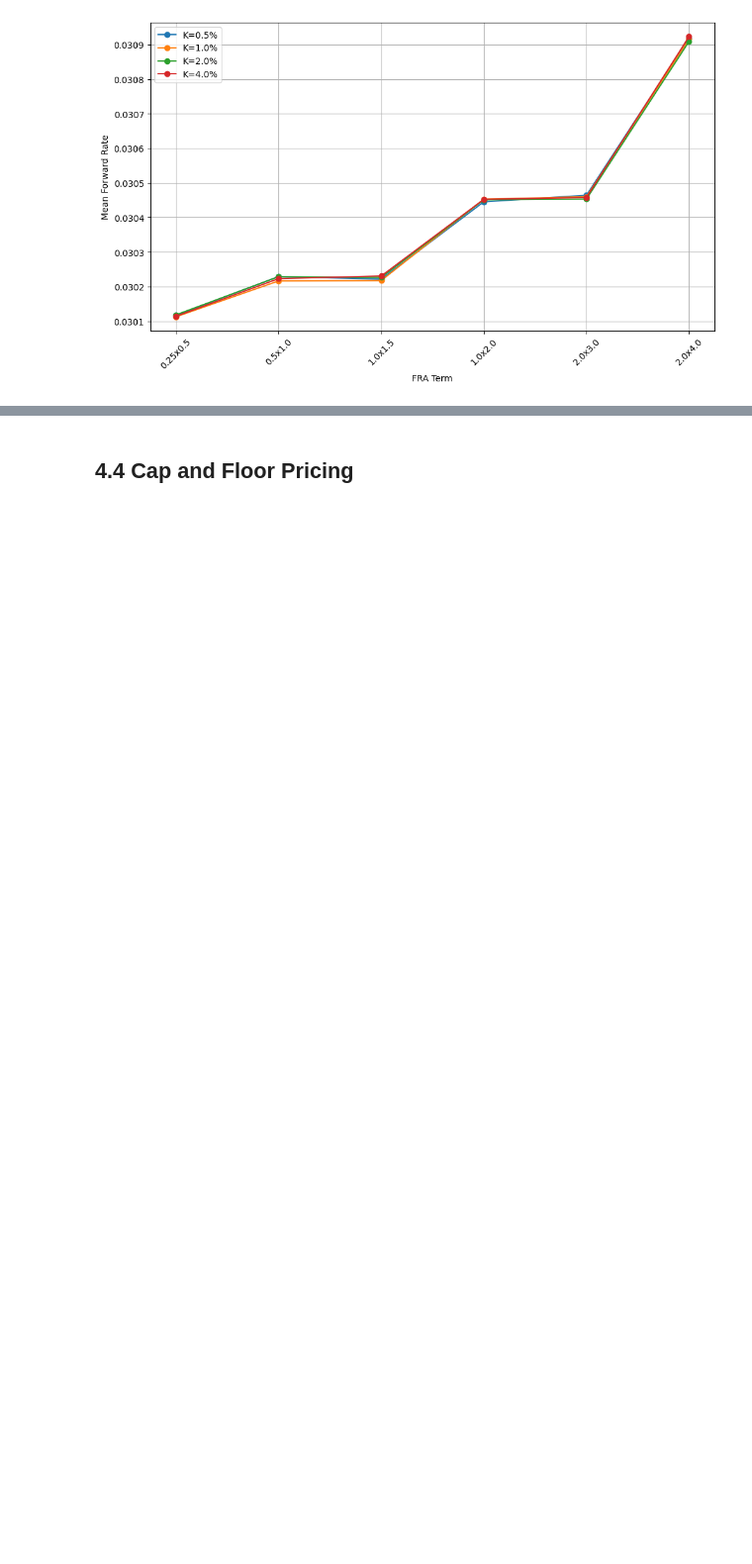
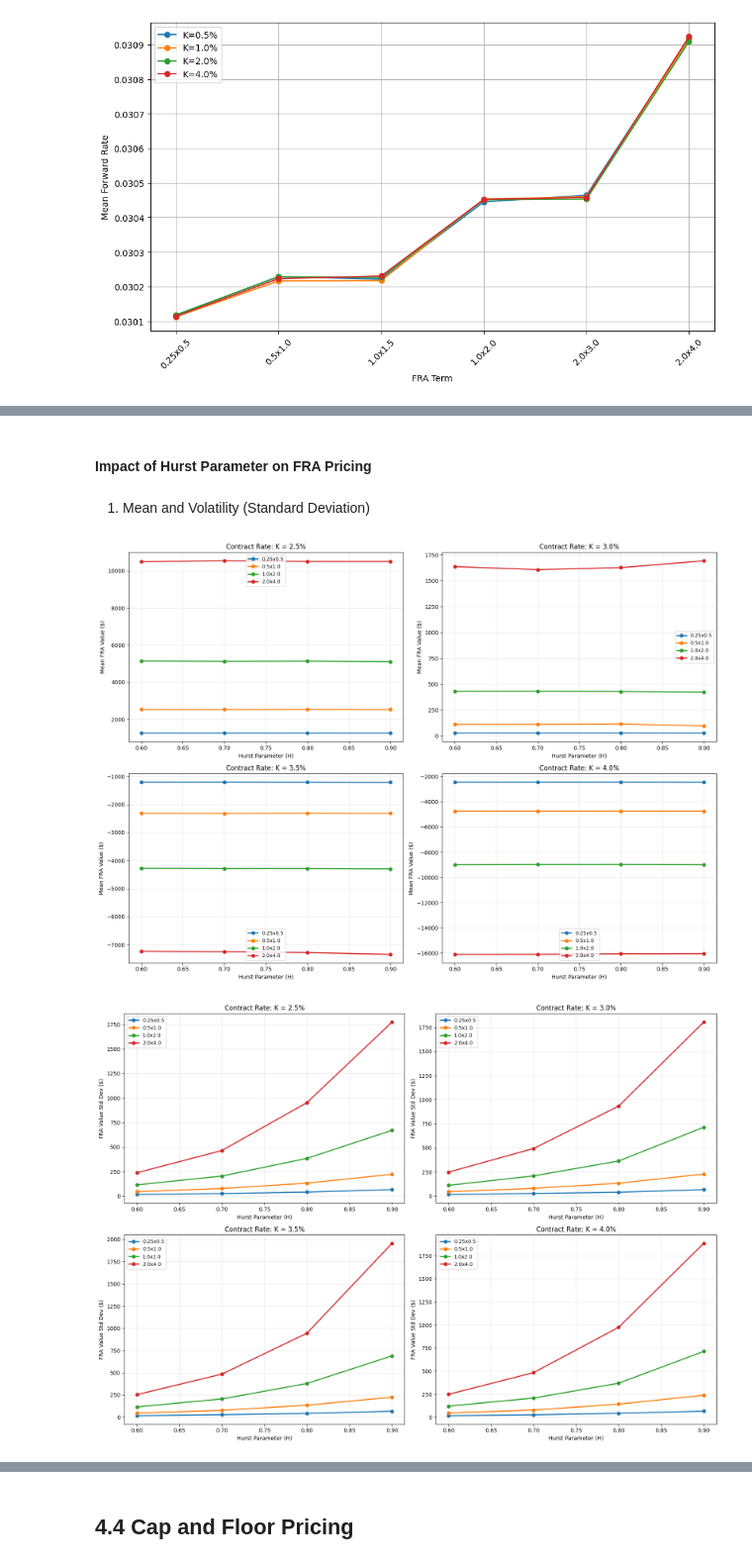
Before and after one commit to katieli0828/Dissertation, a Jupyter notebook: CH4_derivative_pricing.ipynb, the cells around one changed output, grey strips where cells are left out. Shown at 99% size. Saved outputs shown, nothing was run; the diff lists cells and outputs as text; code cells hidden in the pictures; blank space fills up the shorter version.

```diff
--- a/CH4_derivative_pricing.ipynb
+++ b/CH4_derivative_pricing.ipynb
@@ -801,0 +853,56 @@ plot_mean_fwd_vs_maturity(mean_fwd_by_maturity, contract_rates_used)
+# %% [markdown]
+#### Impact of Hurst Parameter on FRA Pricing
+# %% [markdown]
+1. Mean and Volatility (Standard Deviation)
+# %%
+def Mean_Std_FRA(results, hurst_values, fra_maturities, contract_rates):
+    metric_sets = [
+        ("mean_fra_value", "Mean FRA Value ($)"),
+        ("std_fra_value", "FRA Value Std Dev ($)")
+    ]
+
+    for metric, label in metric_sets:
+        fig, axes = plt.subplots(2, 2, figsize=(16, 12))
+        # fig.suptitle(f'{label} vs Hurst Parameter (by Contract Rate)', fontsize=16)
+
+        for idx, K in enumerate(contract_rates):
+            row, col = divmod(idx, 2)
+            ax = axes[row][col]
+
+            for T_fixing, T_settlement in fra_maturities:
+                maturity_key = f"{T_fixing}x{T_settlement}"
+                values = [results[maturity_key][K][H][metric] for H in hurst_values]
+                ax.plot(hurst_values, values, 'o-', label=f'{T_fixing}x{T_settlement}', linewidth=2)
+
+            ax.set_title(f'Contract Rate: K = {K:.1%}')
+            ax.set_xlabel('Hurst Parameter (H)')
+            ax.set_ylabel(label)
+            ax.grid(True, alpha=0.3)
+            ax.legend(fontsize=9)
+
+        plt.tight_layout(rect=[0, 0, 1, 0.95])
+        plt.show()
+
+
+def main():
+    np.random.seed(42)
+    hurst_values = [0.6, 0.7, 0.8, 0.9]
+    fra_maturities = [
+        (0.25, 0.5),   # 3x6 FRA
+        (0.5, 1.0),    # 6x12 FRA
+        (1.0, 2.0),    # 12x24 FRA
+        (2.0, 4.0),    # 24x48 FRA
+    ]
+    contract_rates = [0.025, 0.03, 0.035, 0.04]
+
+    # Generate visualizations
+    results = comprehensive_fra_analysis(hurst_values, fra_maturities, contract_rates)
+    Mean_Std_FRA(results, hurst_values, fra_maturities, contract_rates)
+
+    return results
+
+if __name__ == "__main__":
+    results = main()
+# %% [output]
+[figure, added]
+[figure, added]
```
Also changed, not shown: parts of 8 cells of this notebook.
